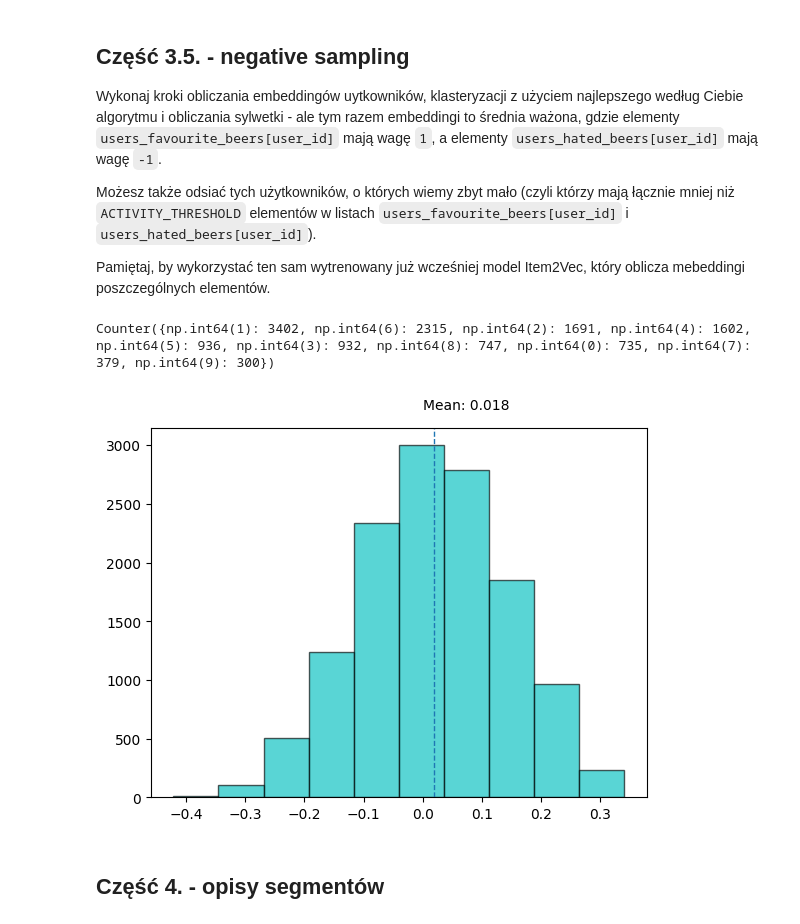
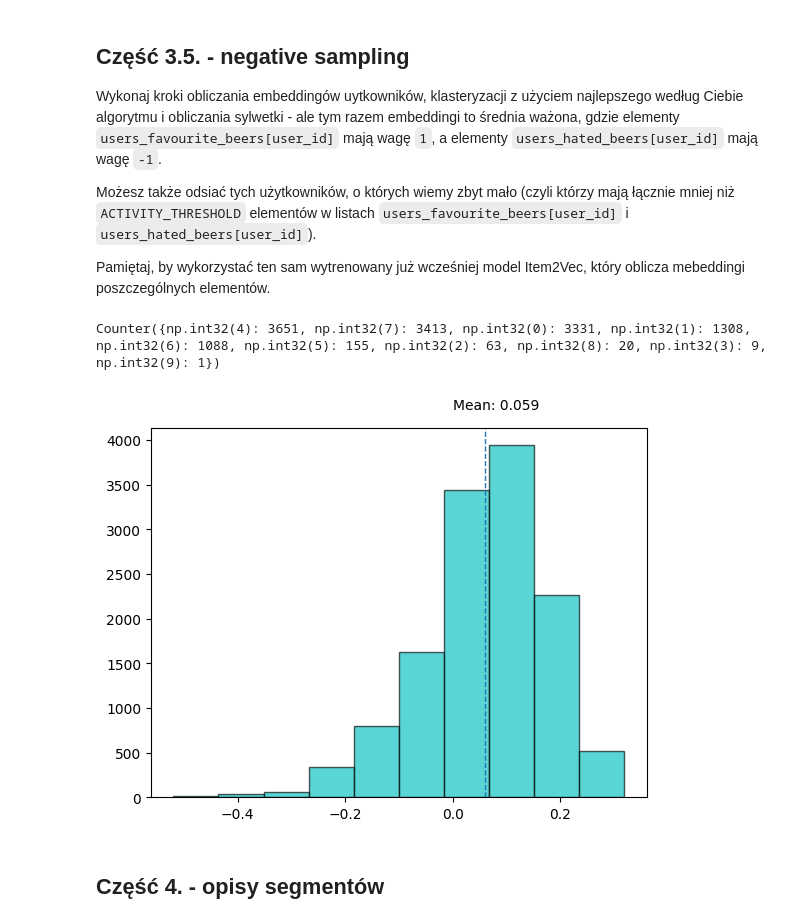
Before and after one commit to maciejmakowski2003/Recommendation-Systems, a Jupyter notebook: lab3/lab3_segmentation.ipynb, the cells around one changed output. Saved outputs shown, nothing was run; the diff lists cells and outputs as text; code cells hidden in the pictures.

Commit message:
fix: fixed negative samples task

```diff
--- a/lab3/lab3_segmentation.ipynb
+++ b/lab3/lab3_segmentation.ipynb
@@ -196,48 +198,52 @@ Pamiętaj, by wykorzystać ten sam wytrenowany już wcześniej model Item2Vec, k
 def get_weighted_vector_for_user(user_favourite_beers, user_hated_beers, model, vector_size):
     v = np.zeros(vector_size)
 
-    total_items = 0
-
     for beer_id in user_favourite_beers:
         if beer_id in model.wv:
             v += model.wv[beer_id]
-            total_items += 1
 
     for beer_id in user_hated_beers:
         if beer_id in model.wv:
             v -= model.wv[beer_id]
-            total_items += 1
 
-    if total_items > 0:
-        v /= total_items
-
+    if len(user_favourite_beers) - len(user_hated_beers) != 0:
+      v /= len(user_favourite_beers) - len(user_hated_beers)
     return v
 
 
 def get_weighted_user_vectors(users_favourite_beers, users_hated_beers, model, vector_size, activity_threshold):
     weighted_users_vectors = {}
 
     for user_id in users_favourite_beers.keys():
         favourite_beers = users_favourite_beers.get(user_id, [])
         hated_beers = users_hated_beers.get(user_id, [])
 
         total_activity = len(favourite_beers) + len(hated_beers)
         if total_activity >= activity_threshold:
             weighted_users_vectors[user_id] = get_weighted_vector_for_user(
                 favourite_beers, hated_beers, model, vector_size
             )
 
     return weighted_users_vectors
 
 
 weighted_user_vectors = get_weighted_user_vectors(
     users_favourite_beers, users_hated_beers, model, VECTOR_SIZE, ACTIVITY_THRESHOLD
 )
+
+weighted_segmentation = get_users_segmentation(
+    weighted_user_vectors, VECTOR_SIZE, SEGMENTS_COUNT, 'kmeans'
+)
+
+print(get_segment_sizes(weighted_segmentation))
+
+weighted_users, weighted_vectors_list = zip(*weighted_user_vectors.items())
+weighted_segments_list = [weighted_segmentation[u] for u in weighted_users]
+
+mean_silhouette_weighted = silhouette_score(weighted_vectors_list, weighted_segments_list, metric='euclidean')
+per_sample_silhouettes_weighted = silhouette_samples(weighted_vectors_list, weighted_segments_list, metric='euclidean')
+
+plot_histogram(per_sample_silhouettes_weighted, mean_silhouette_weighted)
+# %% [output]
+Counter({np.int32(4): 3651, np.int32(7): 3413, np.int32(0): 3331, np.int32(1): 1308, np.int32(6): 1088, np.int32(5): 155, np.int32(2): 63, np.int32(8): 20, np.int32(3): 9, np.int32(9): 1})
+[figure, added]
-# %%
-weighted_segmentation = get_users_segmentation(
-    weighted_user_vectors, VECTOR_SIZE, SEGMENTS_COUNT, 'agglomerative'
-)
-
-print(get_segment_sizes(weighted_segmentation))
-# %% [output]
-Counter({np.int64(1): 3402, np.int64(6): 2315, np.int64(2): 1691, np.int64(4): 1602, np.int64(5): 936, np.int64(3): 932, np.int64(8): 747, np.int64(0): 735, np.int64(7): 379, np.int64(9): 300})
@@ -250,7 +250,3 @@ per_sample_silhouettes_weighted = silhouette_samples(weighted_vectors_list, weig
-# %%
-plot_histogram(per_sample_silhouettes_weighted, mean_silhouette_weighted)
-# %% [output]
-[figure, removed]
 # %% [markdown]
 ## Część 4. - opisy segmentów
 # %%
```
Also changed, not shown: parts of 7 cells of this notebook.
